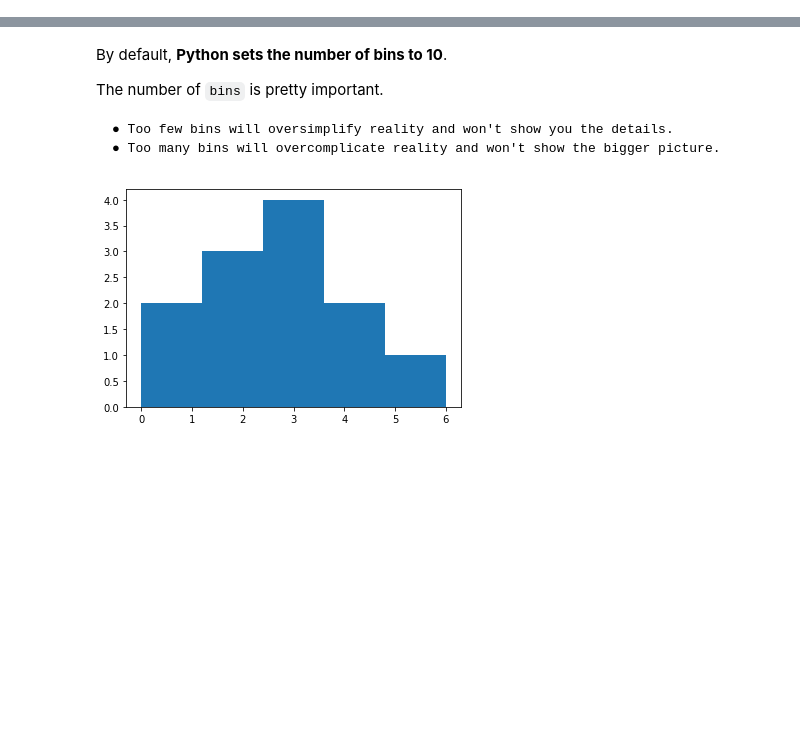
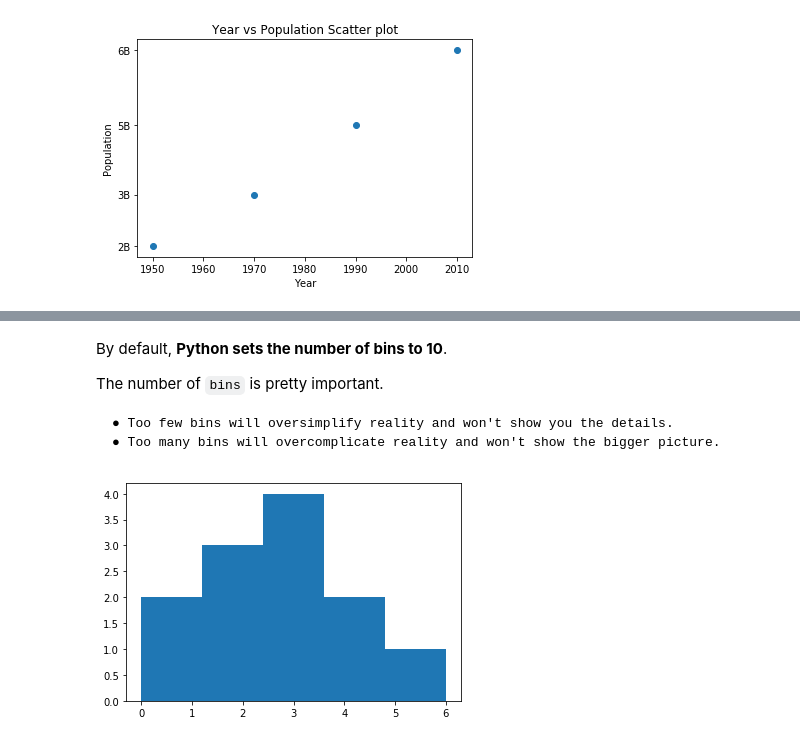
Before and after one commit to BeTKH/DataScieneinPython, a Jupyter notebook: 2. Intermediate Python.ipynb, the cells around one changed output, grey strips where cells are left out. Cells and saved outputs as stored; diff of their text form; code cells hidden in the pictures; blank space fills up the shorter version.

```diff
--- a/2. Intermediate Python.ipynb
+++ b/2. Intermediate Python.ipynb
@@ -89,3 +79,14 @@ plt.show()
+# %%
+plt.scatter(year, pop)
+plt.xlabel("Year")
+plt.ylabel("Population")
+plt.title("Year vs Population Scatter plot")
+plt.yticks([2.519, 3.692, 5.263, 6.972], ["2B","3B","5B","6B"])
+plt.show()
+
+# the correlation clearly shows the pop increased with time
+# %% [output]
+[figure, added]
 # %% [markdown]
 ## 3. Histograms
 
```
Also changed, not shown: parts of 68 cells of this notebook.
